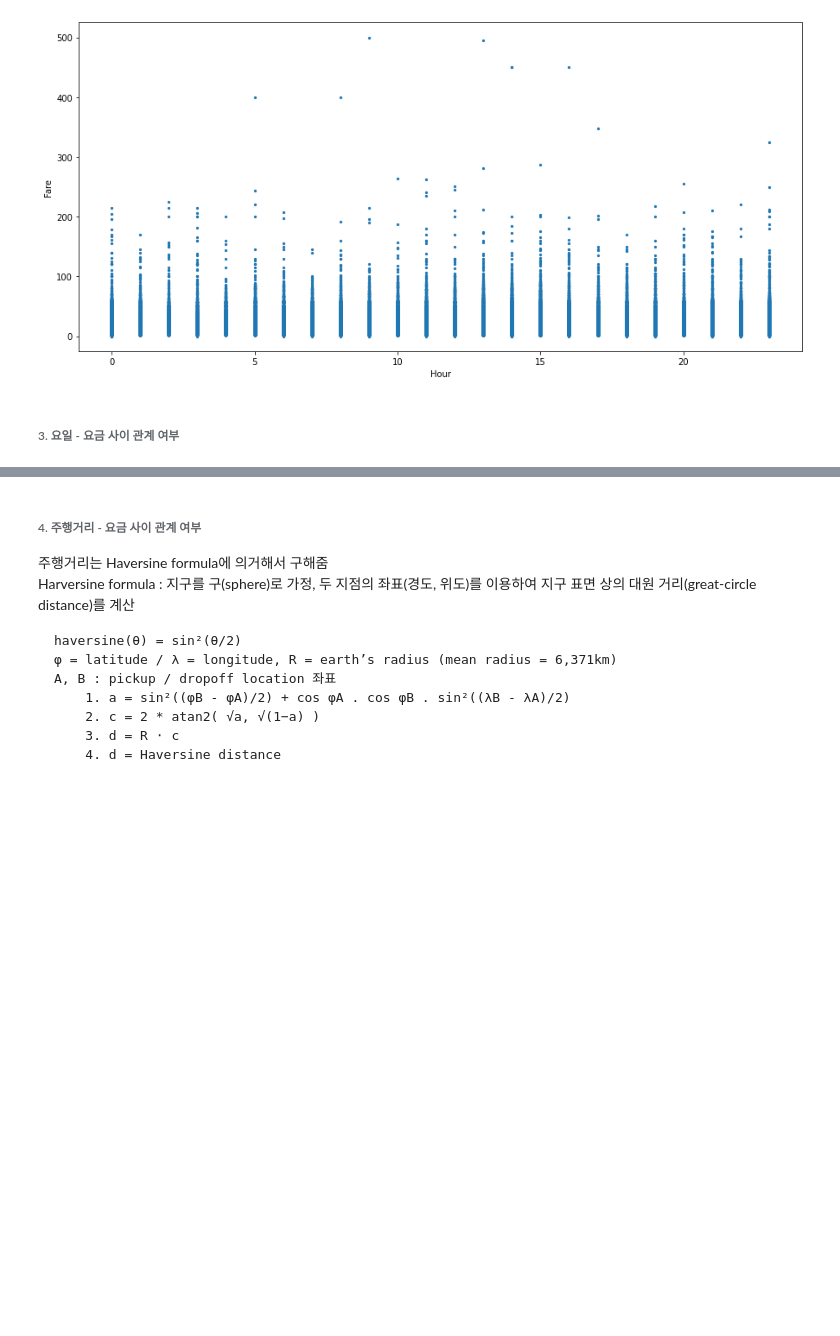
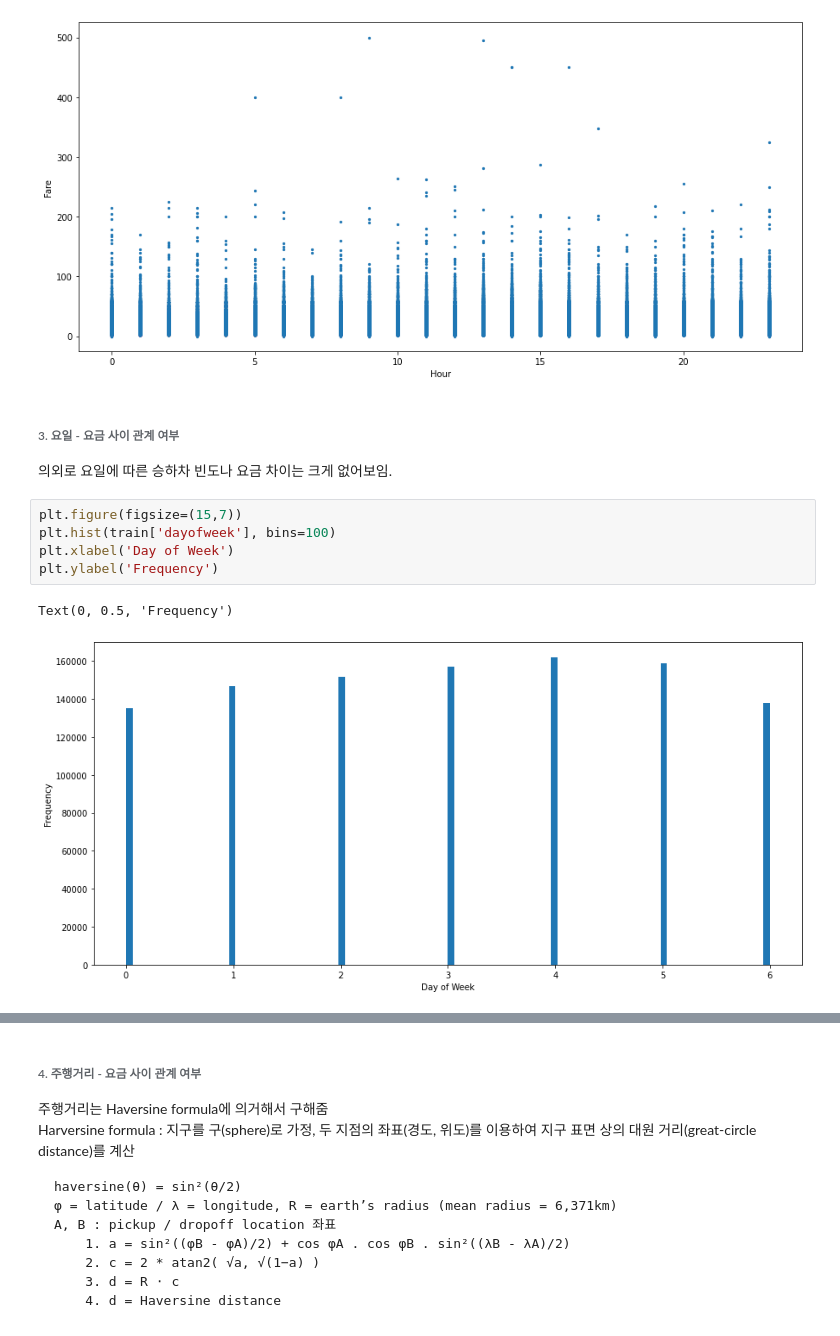
Before and after one commit to codelspak/Struggles, a Jupyter notebook: WK27_case1_Kaggle_ML_Regression_NewYork_Taxi_Fare_Prediction.ipynb, the cells around one changed output, grey strips where cells are left out. Saved outputs shown, nothing was run; the diff lists cells and outputs as text; blank space fills up the shorter version.

```diff
--- a/WK27_case1_Kaggle_ML_Regression_NewYork_Taxi_Fare_Prediction.ipynb
+++ b/WK27_case1_Kaggle_ML_Regression_NewYork_Taxi_Fare_Prediction.ipynb
@@ -587,3 +587,12 @@ Text(0, 0.5, 'Fare')
 [figure]
 # %% [markdown]
 ###### 3. 요일 - 요금 사이 관계 여부
+의외로 요일에 따른 승하차 빈도나 요금 차이는 크게 없어보임.
+# %%
+plt.figure(figsize=(15,7))
+plt.hist(train['dayofweek'], bins=100)
+plt.xlabel('Day of Week')
+plt.ylabel('Frequency')
+# %% [output]
+Text(0, 0.5, 'Frequency')
+[figure, added]
```
Also changed, not shown: parts of 86 cells of this notebook.
